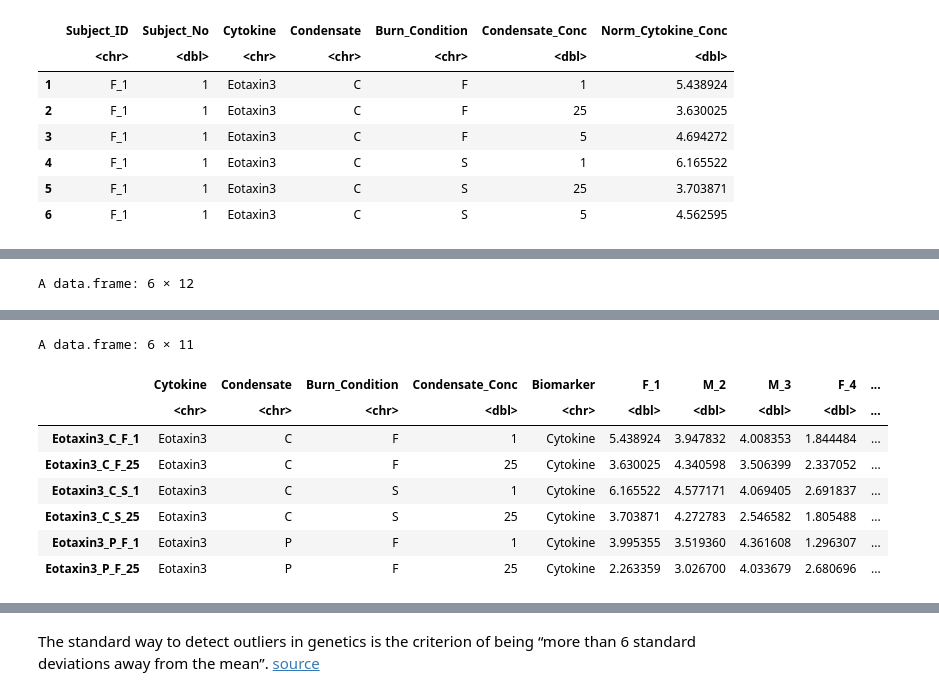
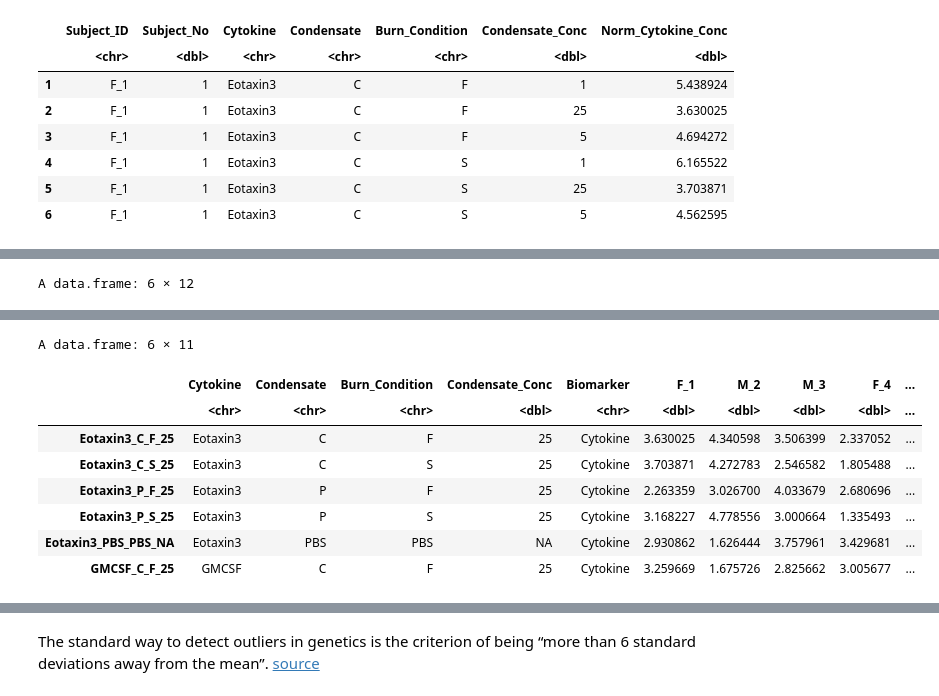
Before and after one commit to UNC-CEMALB/Burn-pit-smoke-condensate-mediated-toxicity-in-human-airway-epithelial-cells-, a Jupyter notebook: 3. Biomarker Cluster Analysis/Biomarker Cluster Analysis.ipynb, the cells around one changed output, grey strips where cells are left out. Drawn from its saved outputs; the diff is of its cells as text; code cells hidden in the pictures.

```diff
--- a/3. Biomarker Cluster Analysis/Biomarker Cluster Analysis.ipynb
+++ b/3. Biomarker Cluster Analysis/Biomarker Cluster Analysis.ipynb
@@ -89,43 +71,43 @@ wider_mRNA_df = mRNA_df %>%
     pivot_wider(names_from = "Subject_ID", values_from = "Norm_ddCT") %>%
     # keeping sig mRNAs only, 24 hr time point, removing concentration of 5
     filter(#mRNA %in% sig_mRNAs,
-           Time_Point %in% c(4,24), Concentration %in% c(1,25,NA)) %>%
+           Time_Point %in% c(4,24), Concentration %in% c(25,NA)) %>%
     column_to_rownames(var = "SampleID")
 
 wider_cytokine_df = cytokine_df %>%
     # creating a column that denotes the biomarker
     mutate(Biomarker = "Cytokine") %>%
     # removing the subject no since that messes up pivoting
     select(-Subject_No) %>%
     # creating sample ids
     unite("SampleID", c(colnames(cytokine_df)[c(3:6)]), remove = FALSE) %>%
     pivot_wider(names_from = "Subject_ID", values_from = "Norm_Cytokine_Conc") %>%
     # keeping sig mRNAs only, removing concentration of 5
     filter(#Cytokine %in% sig_cytokines,
-           Condensate_Conc %in% c(1,25,NA)) %>%
+           Condensate_Conc %in% c(25,NA)) %>%
     column_to_rownames(var = "SampleID")
 
 head(wider_mRNA_df)
 head(wider_cytokine_df)
 # %% [output]
 A data.frame: 6 × 12
 |  | mRNA | Condensate | Burn_Condition | Concentration | Time_Point | Biomarker | M_6 | F_5 | F_1 | ... |
 |  | <chr> | <chr> | <chr> | <dbl> | <dbl> | <chr> | <dbl> | <dbl> | <dbl> | ... |
 | HMOX1_PBS_PBS_NA_24 | HMOX1 | PBS | PBS | NA | 24 | mRNA | 3.912311 | -14.276188 | -14.4683669 | ... |
 | HMOX1_PBS_PBS_NA_4 | HMOX1 | PBS | PBS | NA | 4 | mRNA | 3.820872 | 3.067190 | 3.8430445 | ... |
 | HMOX1_C_F_25_4 | HMOX1 | C | F | 25 | 4 | mRNA | -10.072194 | -1.365144 | -16.2508970 | ... |
 | HMOX1_C_S_25_4 | HMOX1 | C | S | 25 | 4 | mRNA | -16.998608 | 1.798422 | 0.7883619 | ... |
 | HMOX1_P_F_25_4 | HMOX1 | P | F | 25 | 4 | mRNA | 2.464774 | -16.941843 | 2.0417508 | ... |
 | HMOX1_P_S_25_4 | HMOX1 | P | S | 25 | 4 | mRNA | -14.786717 | -15.002740 | -18.4750119 | ... |
 A data.frame: 6 × 11
 |  | Cytokine | Condensate | Burn_Condition | Condensate_Conc | Biomarker | F_1 | M_2 | M_3 | F_4 | ... |
 |  | <chr> | <chr> | <chr> | <dbl> | <chr> | <dbl> | <dbl> | <dbl> | <dbl> | ... |
-| Eotaxin3_C_F_1 | Eotaxin3 | C | F | 1 | Cytokine | 5.438924 | 3.947832 | 4.008353 | 1.844484 | ... |
 | Eotaxin3_C_F_25 | Eotaxin3 | C | F | 25 | Cytokine | 3.630025 | 4.340598 | 3.506399 | 2.337052 | ... |
-| Eotaxin3_C_S_1 | Eotaxin3 | C | S | 1 | Cytokine | 6.165522 | 4.577171 | 4.069405 | 2.691837 | ... |
 | Eotaxin3_C_S_25 | Eotaxin3 | C | S | 25 | Cytokine | 3.703871 | 4.272783 | 2.546582 | 1.805488 | ... |
-| Eotaxin3_P_F_1 | Eotaxin3 | P | F | 1 | Cytokine | 3.995355 | 3.519360 | 4.361608 | 1.296307 | ... |
 | Eotaxin3_P_F_25 | Eotaxin3 | P | F | 25 | Cytokine | 2.263359 | 3.026700 | 4.033679 | 2.680696 | ... |
+| Eotaxin3_P_S_25 | Eotaxin3 | P | S | 25 | Cytokine | 3.168227 | 4.778556 | 3.000664 | 1.335493 | ... |
+| Eotaxin3_PBS_PBS_NA | Eotaxin3 | PBS | PBS | NA | Cytokine | 2.930862 | 1.626444 | 3.757961 | 3.429681 | ... |
+| GMCSF_C_F_25 | GMCSF | C | F | 25 | Cytokine | 3.259669 | 1.675726 | 2.825662 | 3.005677 | ... |
 # %%
 # running pca
 mRNA_pca = prcomp(wider_mRNA_df[,7:12], center = TRUE)
```
Also changed, not shown: parts of 15 cells of this notebook.
